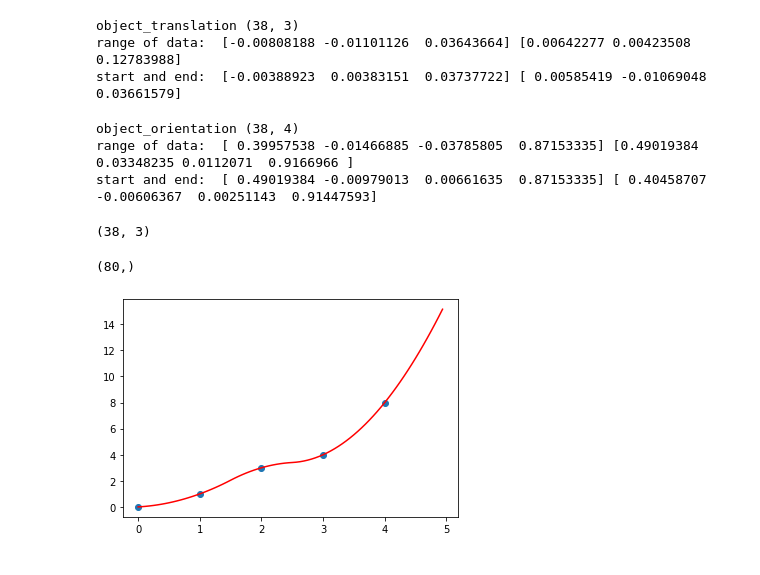
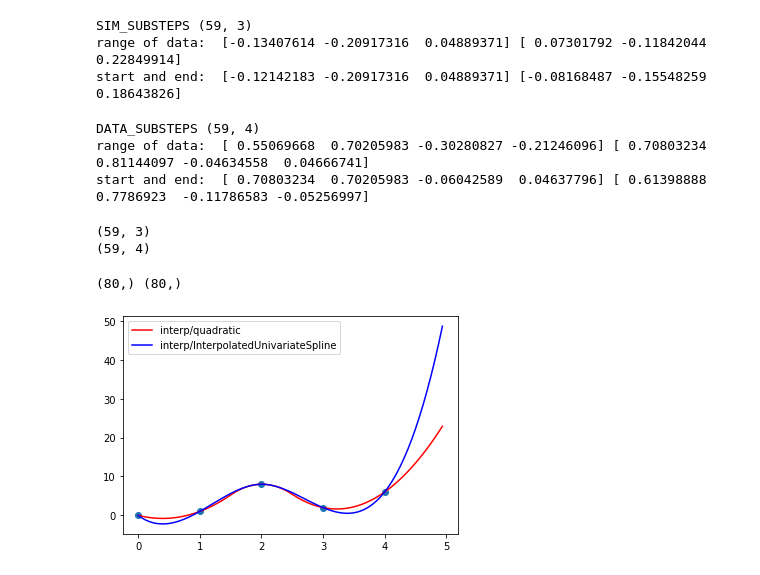
Before and after one commit to Robot-Learning-Library/TCDM, a Jupyter notebook: trajectories/traj_generation.ipynb, the cells around one changed output. Cells and saved outputs as stored; diff of their text form; code cells hidden in the pictures.

```diff
--- a/trajectories/traj_generation.ipynb
+++ b/trajectories/traj_generation.ipynb
@@ -13,21 +13,21 @@ def data_analysis(data):
     print('range of data: ', np.min(data, axis=0), np.max(data, axis=0))
     print('start and end: ', data[0], data[-1])
 # %%
-print(entries[1], data[entries[1]].shape)
-trans_data = data[entries[1]]
+print(entries[1], data['object_translation'].shape)
+trans_data = data['object_translation']
 data_analysis(trans_data)
 # %% [output]
-object_translation (38, 3)
-range of data:  [-0.00808188 -0.01101126  0.03643664] [0.00642277 0.00423508 0.12783988]
-start and end:  [-0.00388923  0.00383151  0.03737722] [ 0.00585419 -0.01069048  0.03661579]
+SIM_SUBSTEPS (59, 3)
+range of data:  [-0.13407614 -0.20917316  0.04889371] [ 0.07301792 -0.11842044  0.22849914]
+start and end:  [-0.12142183 -0.20917316  0.04889371] [-0.08168487 -0.15548259  0.18643826]
 # %%
-print(entries[2], data[entries[2]].shape)
-ori_data = data[entries[2]]
+print(entries[2], data['object_orientation'].shape)
+ori_data = data['object_orientation']
 data_analysis(ori_data)
 # %% [output]
-object_orientation (38, 4)
-range of data:  [ 0.39957538 -0.01466885 -0.03785805  0.87153335] [0.49019384 0.03348235 0.0112071  0.9166966 ]
-start and end:  [ 0.49019384 -0.00979013  0.00661635  0.87153335] [ 0.40458707 -0.00606367  0.00251143  0.91447593]
+DATA_SUBSTEPS (59, 4)
+range of data:  [ 0.55069668  0.70205983 -0.30280827 -0.21246096] [ 0.70803234  0.81144097 -0.04634558  0.04666741]
+start and end:  [ 0.70803234  0.70205983 -0.06042589  0.04637796] [ 0.61398888  0.7786923  -0.11786583 -0.05256997]
 # %%
 def interpolate_data(data, random_sample=5):
     points = np.random.uniform(np.min(data), np.max(data), size=random_sample)
@@ -35,30 +35,43 @@ def interpolate_data(data, random_sample=5):
     len_points = points.shape[0]
     f = interpolate.interp1d(np.arange(len_points), points, kind='quadratic', fill_value="extrapolate")  # ‘linear’, ‘nearest’, ‘nearest-up’, ‘zero’, ‘slinear’, ‘quadratic’, ‘cubic’, ‘previous’, or ‘next’.
 
-    x_new = np.arange(0, len_points, len_points/data.shape[0])
+    x_new = np.arange(0, len_points-1, (len_points-1)/data.shape[0])
     y_new = f(x_new)
+    y_new[-1] = points[-1]
     return y_new
-
-new_trans_data = []
-for d in trans_data.T:
-    new_trans_data.append(interpolate_data(d))
-new_trans_data = np.array(new_trans_data).T
-print(new_trans_data.shape)
-# %% [output]
-(38, 3)
+# %%
+new_trans_data = []
+for d in trans_data.T:
+    new_trans_data.append(interpolate_data(d))
+new_trans_data = np.array(new_trans_data).T
+print(new_trans_data.shape)
+
+new_ori_data = []
+for d in ori_data.T:
+    new_ori_data.append(interpolate_data(d))
+new_ori_data = np.array(new_ori_data).T
+print(new_ori_data.shape)
+# %% [output]
+(59, 3)
+(59, 4)
 # %%
 # example of interpolation
-new_points = [0,1,3, 4, 8]
+new_points = [0,1,8,2,6]
 len_data = 80
-f = interpolate.interp1d(np.arange(len(new_points)), new_points, kind='quadratic', fill_value="extrapolate")  # ‘linear’, ‘nearest’, ‘nearest-up’, ‘zero’, ‘slinear’, ‘quadratic’, ‘cubic’, ‘previous’, or ‘next’.
+f1 = interpolate.interp1d(np.arange(len(new_points)), new_points, kind='quadratic', fill_value="extrapolate")  # ‘linear’, ‘nearest’, ‘nearest-up’, ‘zero’, ‘slinear’, ‘quadratic’, ‘cubic’, ‘previous’, or ‘next’.
+f2 = interpolate.InterpolatedUnivariateSpline(np.arange(len(new_points)), new_points)
+
 x_new = np.arange(0, len(new_points), len(new_points)/len_data)
-y_new = f(x_new)
-print(y_new.shape)
+
 
 import matplotlib.pyplot as plt
 plt.scatter(np.arange(len(new_points)), new_points)
-plt.plot(x_new,y_new,'r', label='interp/extrap')
+print(f1(x_new).shape, f2(x_new).shape)
+plt.plot(x_new,f1(x_new),'r', label='interp/quadratic')
+plt.plot(x_new,f2(x_new),'b', label='interp/InterpolatedUnivariateSpline')
+
+plt.legend()
 plt.show()
 # %% [output]
-(80,)
+(80,) (80,)
-[figure, old version]
+[figure, new version]
```
Also changed, not shown: parts of 6 cells of this notebook, 55 other files.
